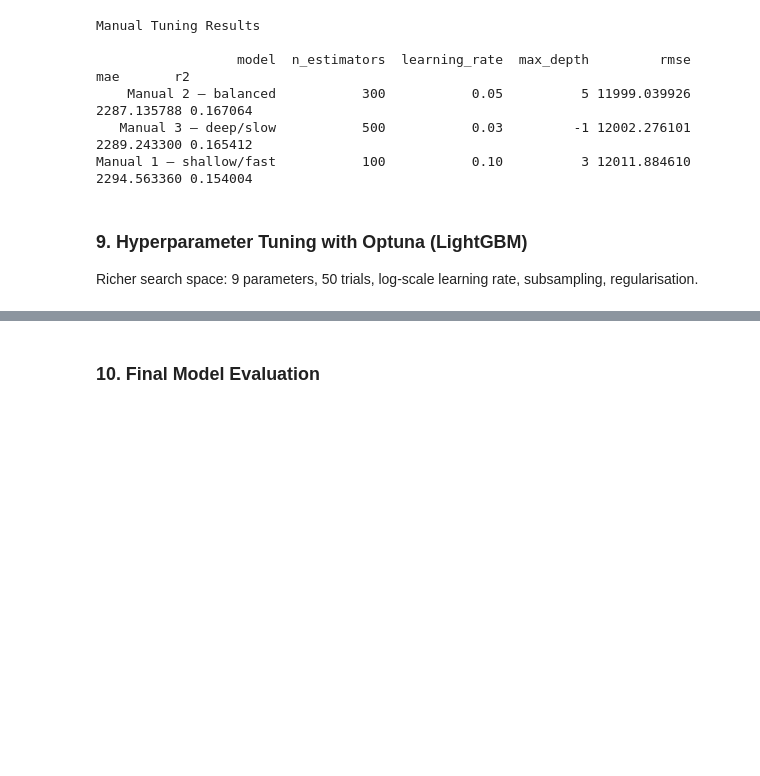
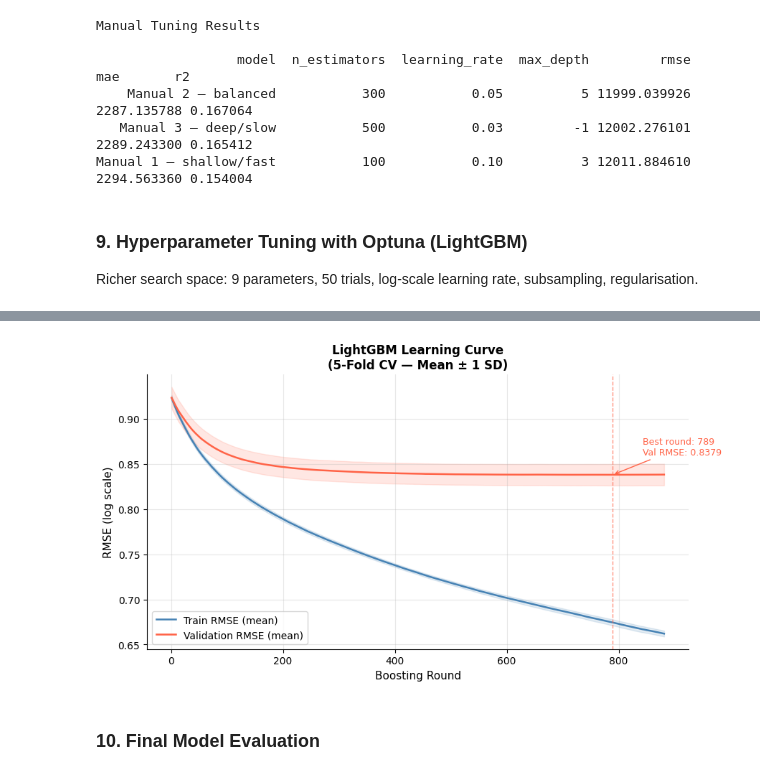
Before and after one commit to pranay-sampang/online-news-popularity-prediction, a Jupyter notebook: notebooks/04_model_building.ipynb, the cells around one changed output, grey strips where cells are left out. Cells and saved outputs as stored; diff of their text form; code cells hidden in the pictures; blank space fills up the shorter version.

```diff
--- a/notebooks/04_model_building.ipynb
+++ b/notebooks/04_model_building.ipynb
@@ -321,0 +391,93 @@ Best params: {'n_estimators': 843, 'learning_rate': 0.010547863604532515, 'max_d
+# %%
+kf = KFold(n_splits=5, shuffle=True, random_state=42)
+
+train_curves = []
+val_curves   = []
+
+# Use best_params from Optuna; strip keys not accepted by lgb.train
+lgb_params = {
+    **best_params,
+    'objective' : 'regression',
+    'metric'    : 'rmse',
+    'verbosity' : -1,
+    'n_jobs'    : -1,
+}
+n_rounds = best_params.get('n_estimators', 843)
+
+# Preprocess X_train once (fit on full train, transform per fold inside loop)
+X_train_proc = preprocessor.fit_transform(X_train)
+
+for fold, (tr_idx, val_idx) in enumerate(kf.split(X_train_proc)):
+    X_tr,  X_val  = X_train_proc[tr_idx], X_train_proc[val_idx]
+    y_tr,  y_val  = y_train.iloc[tr_idx],  y_train.iloc[val_idx]
+
+    dtrain = lgb.Dataset(X_tr,  label=y_tr)
+    dval   = lgb.Dataset(X_val, label=y_val, reference=dtrain)
+
+    evals  = {}
+    lgb.train(
+        lgb_params,
+        dtrain,
+        num_boost_round=n_rounds,
+        valid_sets=[dtrain, dval],
+        valid_names=['train', 'valid'],
+        callbacks=[lgb.record_evaluation(evals),
+                   lgb.log_evaluation(period=-1)]
+    )
+
+    train_curves.append(evals['train']['rmse'])
+    val_curves.append(evals['valid']['rmse'])
+    print(f"  Fold {fold + 1}/5 complete")
+
+# Align lengths across folds
+min_len     = min(len(c) for c in train_curves)
+train_arr   = np.array([c[:min_len] for c in train_curves])
+val_arr     = np.array([c[:min_len] for c in val_curves])
+
+rounds      = np.arange(1, min_len + 1)
+train_mean  = train_arr.mean(axis=0)
+train_std   = train_arr.std(axis=0)
+val_mean    = val_arr.mean(axis=0)
+val_std     = val_arr.std(axis=0)
+
+best_round  = int(np.argmin(val_mean)) + 1
+
+fig, ax = plt.subplots(figsize=(9, 5))
+
+ax.plot(rounds, train_mean, color='steelblue',
+        linewidth=1.8, label='Train RMSE (mean)')
+ax.fill_between(rounds,
+                train_mean - train_std,
+                train_mean + train_std,
+                alpha=0.15, color='steelblue')
+
+ax.plot(rounds, val_mean, color='tomato',
+        linewidth=1.8, label='Validation RMSE (mean)')
+ax.fill_between(rounds,
+                val_mean - val_std,
+                val_mean + val_std,
+                alpha=0.15, color='tomato')
+
+ax.axvline(best_round, color='tomato',
+           linestyle='--', linewidth=1, alpha=0.7)
+ax.annotate(
+    f'Best round: {best_round}\nVal RMSE: {val_mean[best_round - 1]:.4f}',
+    xy=(best_round, val_mean[best_round - 1]),
+    xytext=(30, 20), textcoords='offset points',
+    fontsize=9, color='tomato',
+    arrowprops=dict(arrowstyle='->', color='tomato', lw=1)
+)
+
+ax.set_xlabel('Boosting Round', fontsize=11)
+ax.set_ylabel('RMSE (log scale)', fontsize=11)
+ax.set_title('LightGBM Learning Curve\n(5-Fold CV — Mean ± 1 SD)',
+             fontsize=12, fontweight='bold')
+ax.legend(fontsize=10)
+ax.spines['top'].set_visible(False)
+ax.spines['right'].set_visible(False)
+ax.grid(alpha=0.3)
+
+plt.tight_layout()
+plt.savefig('../figures/learning_curve.png', dpi=300, bbox_inches='tight')
+plt.show()
+# %% [output]
@@ -322,3 +489,4 @@ Best params: {'n_estimators': 843, 'learning_rate': 0.010547863604532515, 'max_d
+[figure, added]
 # %% [markdown]
 ### 10. Final Model Evaluation
 # %%
```
Also changed, not shown: parts of 10 cells of this notebook, 8 other files.
